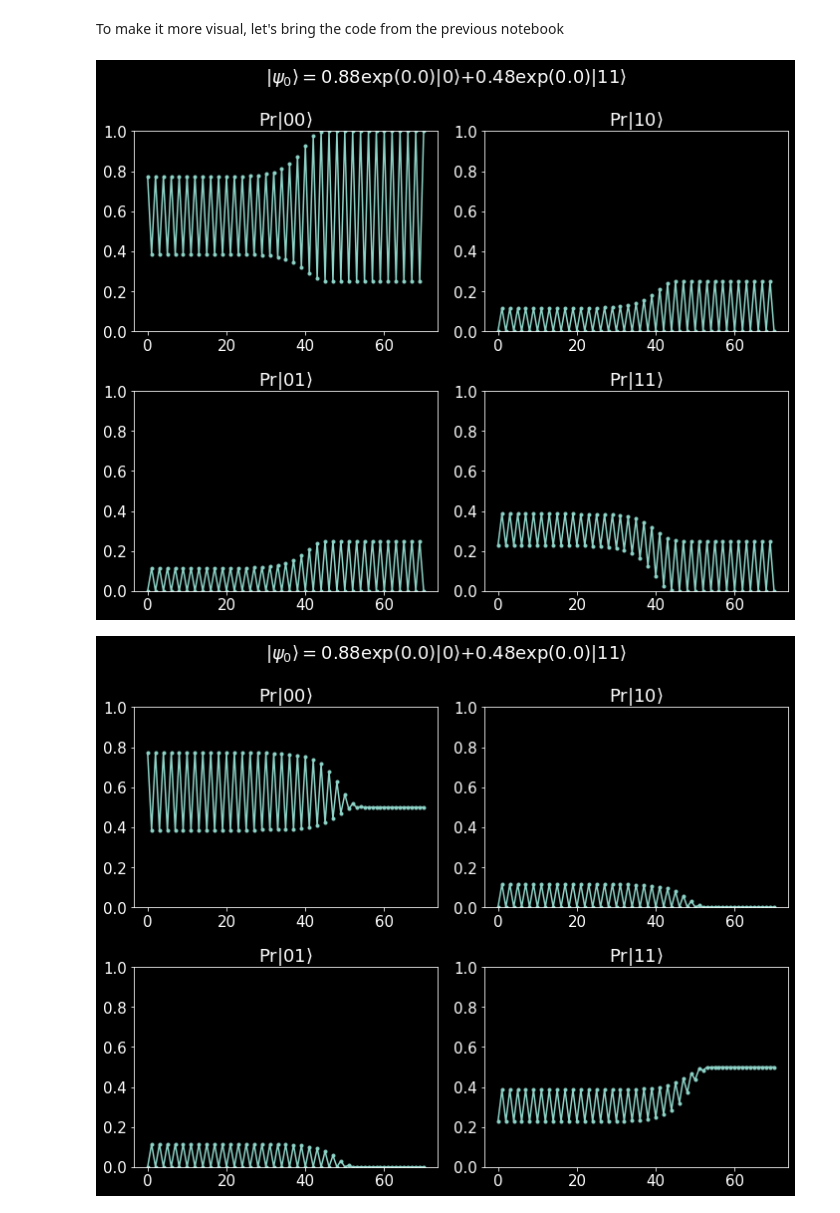
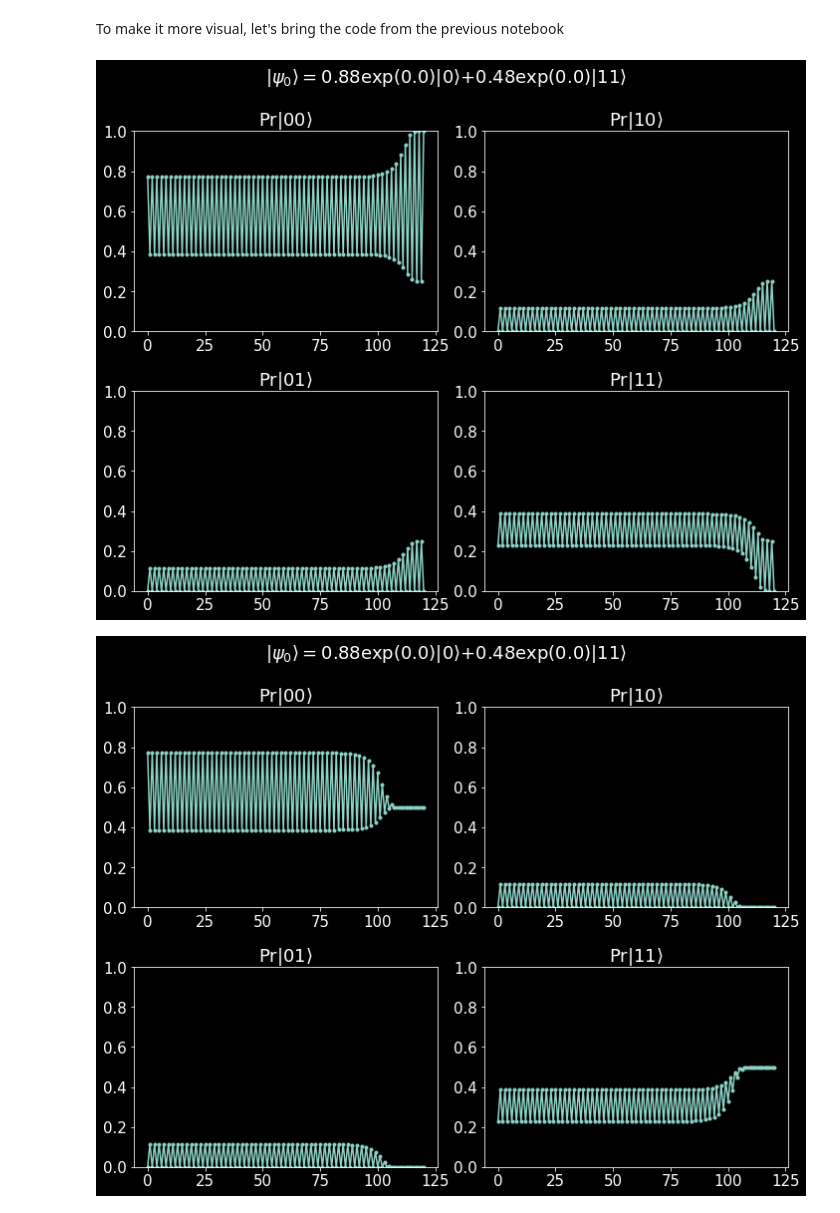
Before and after one commit to alejandrogm668/Entanglement-distillation-protocol, a Jupyter notebook: b_Induced_map.ipynb, the cells around one changed output. Saved outputs shown, nothing was run; the diff lists cells and outputs as text; code cells hidden in the pictures.

```diff
--- a/b_Induced_map.ipynb
+++ b/b_Induced_map.ipynb
@@ -78,22 +82,22 @@ To make it more visual, let's bring the code from the previous notebook
 # %%
 from ipynb.fs.full.a_Testing_the_protocol import normalize_state,protocol_prob_distribution,display_state,display_distribution
 # %%
-zeta_1 = 0.54368
+zeta_1 =  0.543689012692
 N = 1/np.sqrt(1+np.abs(zeta_1)**2) # Normalization constant
 
 sv_0 = [N,0,0,N*zeta_1] # Input state
 
-p = protocol_prob_distribution(sv_0,70)
+p = protocol_prob_distribution(sv_0,120)
 display_distribution(p,sv_0)
 # %% [output]
-[figure, old version]
+[figure, new version]
 # %%
-zeta_2 = 0.54369
+zeta_2 = 0.543689012693
 N = 1/np.sqrt(1+np.abs(zeta_2)**2) # Normalization constant
 
 sv_0 = [N,0,0,N*zeta_2] # Input state
 
-p = protocol_prob_distribution(sv_0,70)
+p = protocol_prob_distribution(sv_0,120)
 display_distribution(p,sv_0)
 # %% [output]
-[figure, old version]
+[figure, new version]
```
Also changed, not shown: parts of 2 cells of this notebook.
